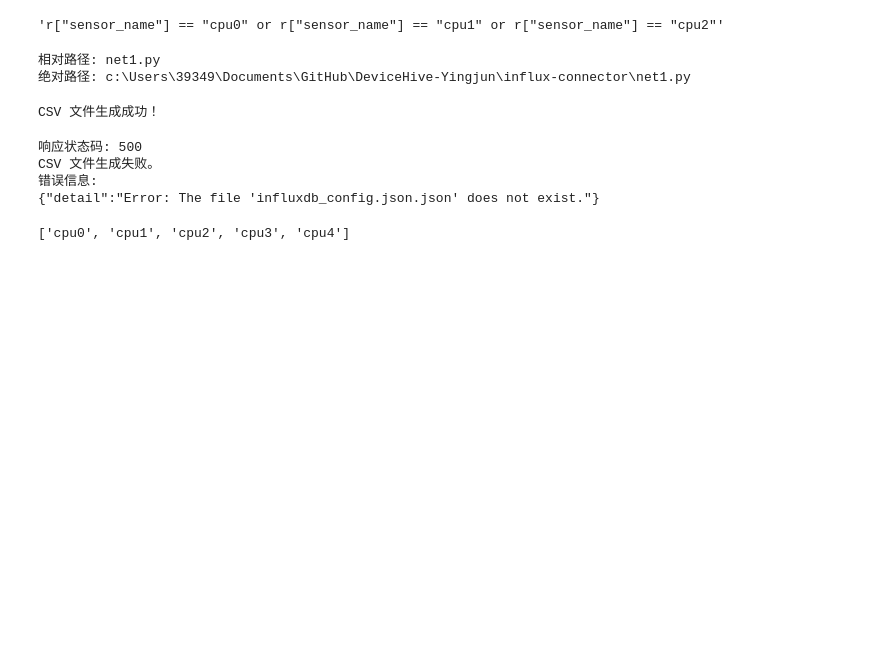
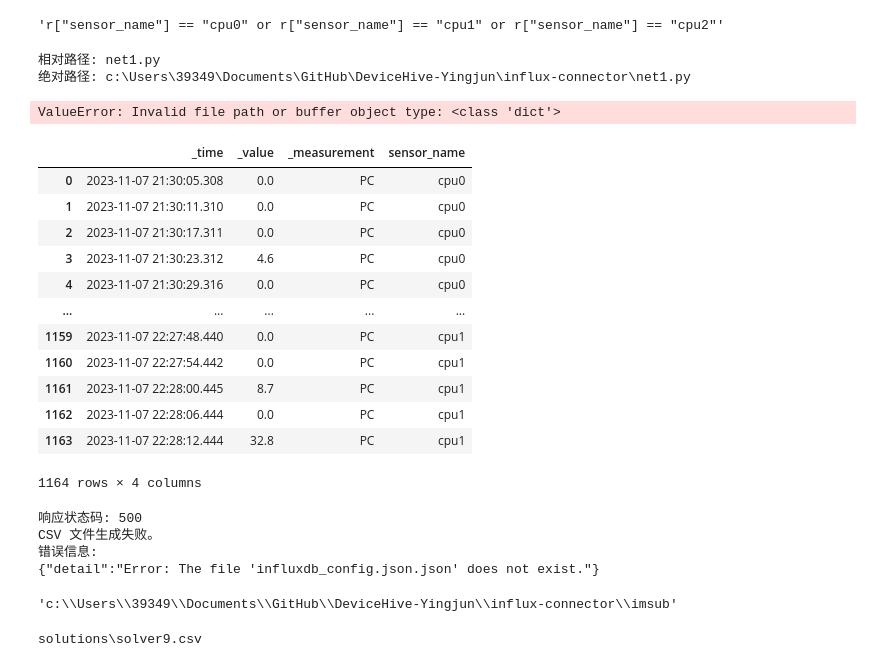
Before and after one commit to luoyingjuntorino/DeviceHive-Yingjun, a Jupyter notebook: influx-connector/query.ipynb, the cells around one changed output. Saved outputs shown, nothing was run; the diff lists cells and outputs as text; code cells hidden in the pictures; blank space fills up the shorter version.

```diff
--- a/influx-connector/query.ipynb
+++ b/influx-connector/query.ipynb
@@ -181,35 +181,46 @@ print("绝对路径:", absolute_path)
 相对路径: net1.py
 绝对路径: c:\Users\39349\Documents\GitHub\DeviceHive-Yingjun\influx-connector\net1.py
 # %%
+'''
+export csv
+'''
 import requests
+import pandas as pd
 
-# 定义测试数据
 query_params = {
     "query_type": "useCase1",
     "sensor_ids": ["cpu0", "cpu1"],
-    "start_time": "2023-11-07T15:30:00.000000Z",
-    "stop_time": "2023-11-07T16:00:00.000000Z"
+    "start_time": "2023-11-08T11:00:00.000000Z",
+    "stop_time": "2023-11-08T13:00:00.000000Z"
 }
-query_params = {
-    "sensor_ids":"['cpu0', 'cpu1', 'cpu2', 'cpu3', 'cpu4']",
-    "start_time":"2023-11-07T15:30:00.000000Z",
-    "stop_time":"2023-11-07T17:00:00.000000Z",
-    "query_type":"use_case2"
-}
-# 发送 POST 请求
-response = requests.post("http://localhost:8000/export_csv/", json=query_params)
 
-# 检查响应
+response = requests.post("http://localhost:8000/csv/", json=query_params)
+
 if response.status_code == 200:
-    print("CSV 文件生成成功！")
-else:
-    print(f"响应状态码: {response.status_code}")
-    print("CSV 文件生成失败。")
-
-# 如果需要，可以打印响应内容
-# print(response.text)
+    print("status 200")
+#     json_data = response.json()
+#     df = pd.read_json(json_data)
+# else:
+#     print(f"响应状态码: {response.status_code}")
+#     print("CSV 文件生成失败。")
 # %% [output]
-CSV 文件生成成功！
+ValueError: Invalid file path or buffer object type: <class 'dict'>
+# %%
+df
+# %% [output]
+|  | _time | _value | _measurement | sensor_name |
+| 0 | 2023-11-07 21:30:05.308 | 0.0 | PC | cpu0 |
+| 1 | 2023-11-07 21:30:11.310 | 0.0 | PC | cpu0 |
+| 2 | 2023-11-07 21:30:17.311 | 0.0 | PC | cpu0 |
+| 3 | 2023-11-07 21:30:23.312 | 4.6 | PC | cpu0 |
+| 4 | 2023-11-07 21:30:29.316 | 0.0 | PC | cpu0 |
+| ... | ... | ... | ... | ... |
+| 1159 | 2023-11-07 22:27:48.440 | 0.0 | PC | cpu1 |
+| 1160 | 2023-11-07 22:27:54.442 | 0.0 | PC | cpu1 |
+| 1161 | 2023-11-07 22:28:00.445 | 8.7 | PC | cpu1 |
+| 1162 | 2023-11-07 22:28:06.444 | 0.0 | PC | cpu1 |
+| 1163 | 2023-11-07 22:28:12.444 | 32.8 | PC | cpu1 |
+1164 rows × 4 columns
 # %%
 if response.status_code == 200:
     print("CSV 文件生成成功！")
@@ -223,16 +234,3 @@ else:
 CSV 文件生成失败。
 错误信息:
 {"detail":"Error: The file 'influxdb_config.json.json' does not exist."}
-# %%
-user_input = "['cpu0', 'cpu1', 'cpu2', 'cpu3', 'cpu4']"
-
-# 移除字符串中的方括号和单引号
-cleaned_input = user_input.replace("[", "").replace("]", "").replace("'", "")
-
-# 使用逗号分割字符串并创建列表
-sensor_ids_list = cleaned_input.split(', ')
-
-# 输出结果
-print(sensor_ids_list)
-# %% [output]
-['cpu0', 'cpu1', 'cpu2', 'cpu3', 'cpu4']
@@ -238,0 +243,8 @@ print(sensor_ids_list)
+# %%
+final_directory
+# %% [output]
+'c:\\Users\\39349\\Documents\\GitHub\\DeviceHive-Yingjun\\influx-connector\\imsub'
+# %%
+print(os.path.join("solutions", "solver9.csv"))
+# %% [output]
+solutions\solver9.csv
```
Also changed, not shown: parts of 2 cells of this notebook, 10 other files.
